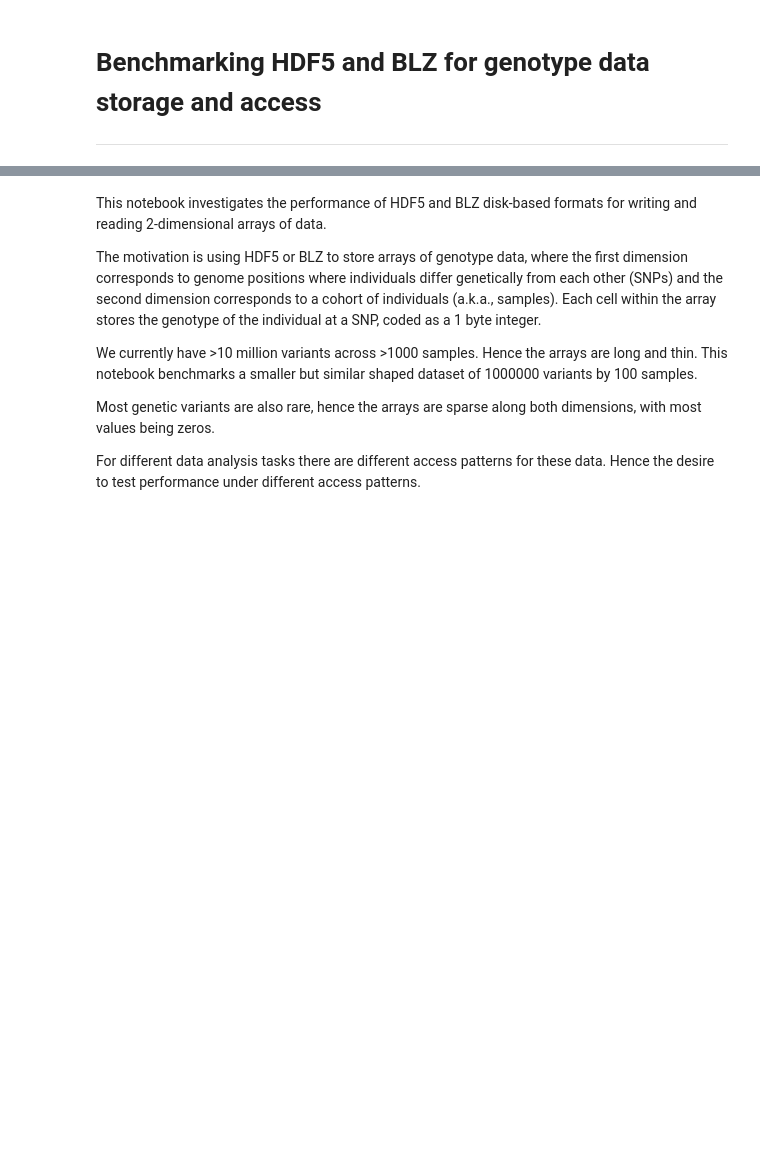
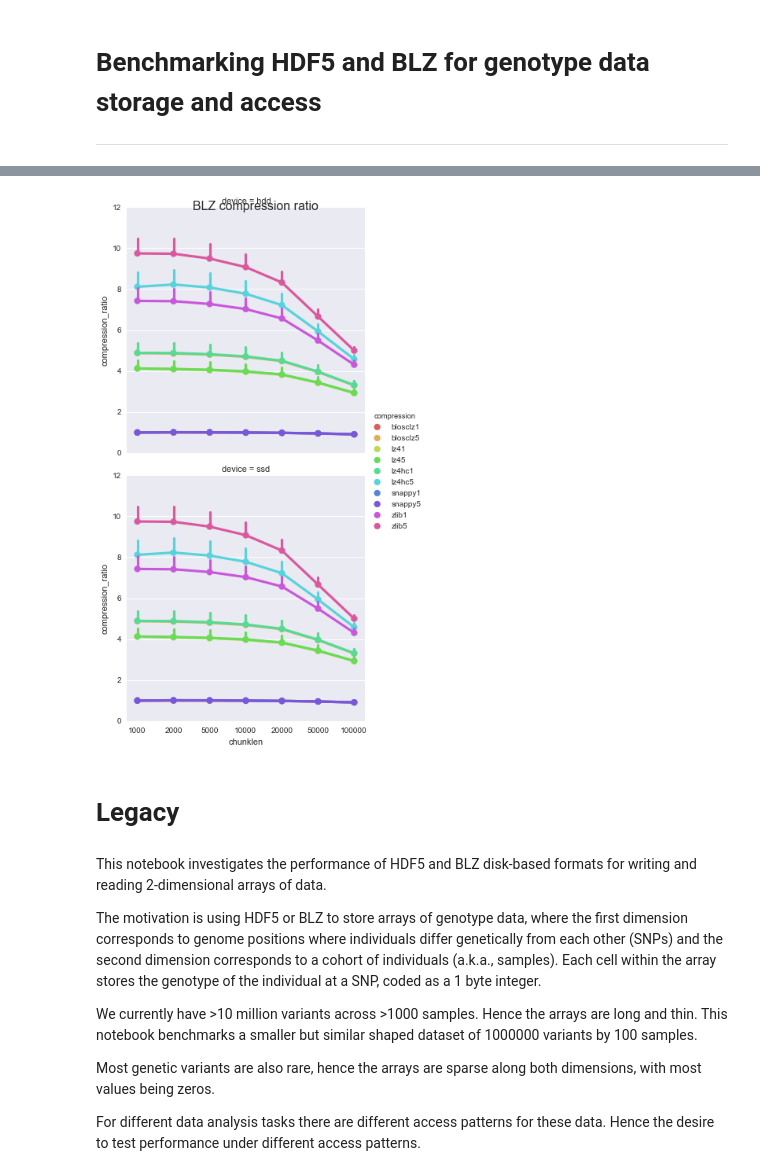
Before and after one commit to kochunov/Testing-HDF5-format-for-whole-genome-sequence-storage, a Jupyter notebook: benchmark_hdf5_blz.ipynb, the cells around one changed output, grey strips where cells are left out. Saved outputs shown, nothing was run; the diff lists cells and outputs as text; code cells hidden in the pictures; blank space fills up the shorter version.

```diff
--- a/benchmark_hdf5_blz.ipynb
+++ b/benchmark_hdf5_blz.ipynb
@@ -4,3 +297,14 @@
+# %%
+grid = sns.factorplot(x='chunklen', y='compression_ratio',
+                      row='device', hue='compression',
+                      data=df_write_blz, kind='point', estimator=np.min,
+                      palette=sns.color_palette('hls', n_colors=len(blz_cnames)*len(blz_clevels)))
+
+grid.fig.suptitle('BLZ compression ratio', fontsize=16);
+# %% [output]
+[figure, added]
+# %% [markdown]
+# Legacy
 # %% [markdown]
 This notebook investigates the performance of HDF5 and BLZ disk-based formats for writing and reading 2-dimensional arrays of data.
 
```
Also changed, not shown: parts of 23 cells of this notebook, 1 other file.
